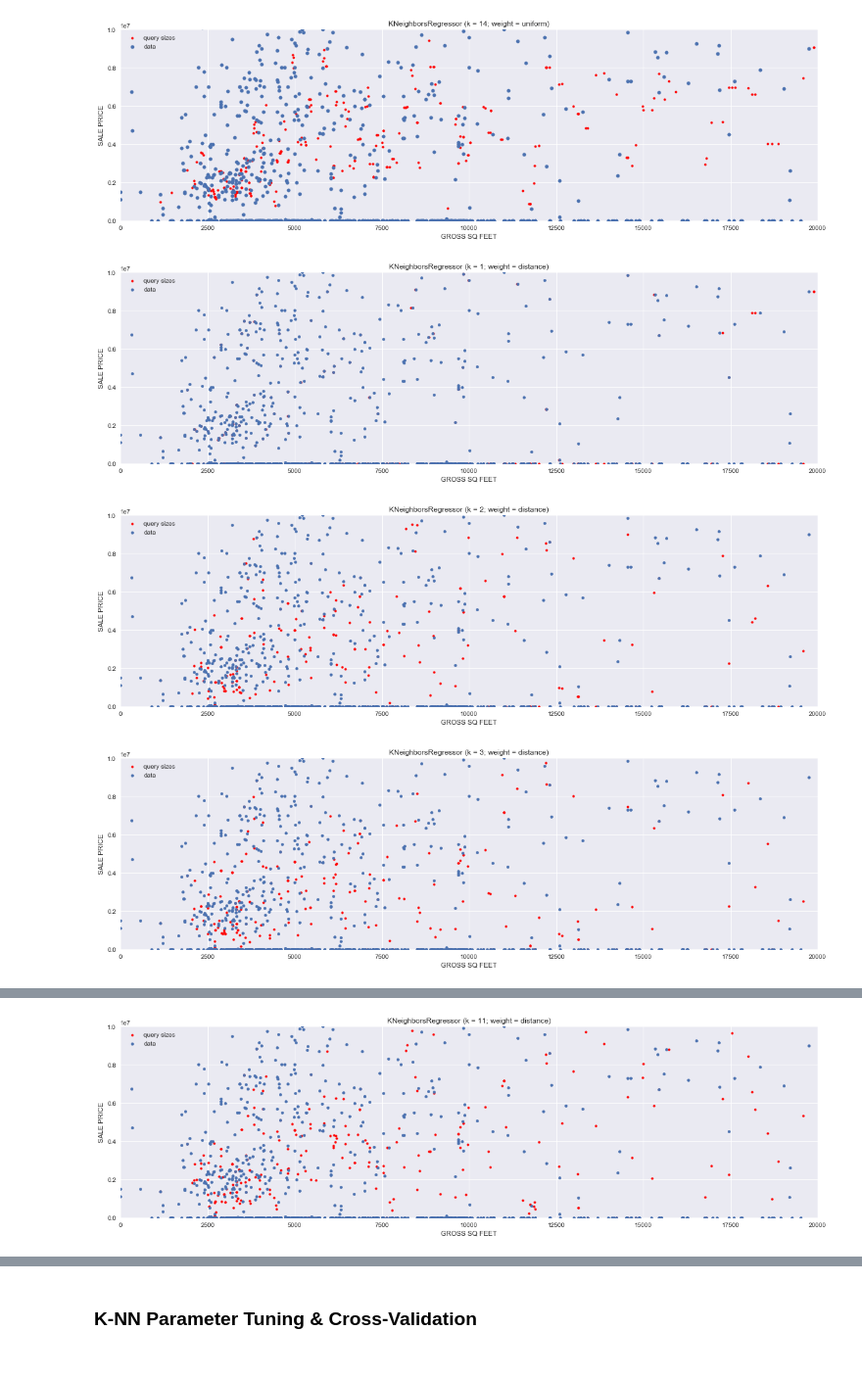
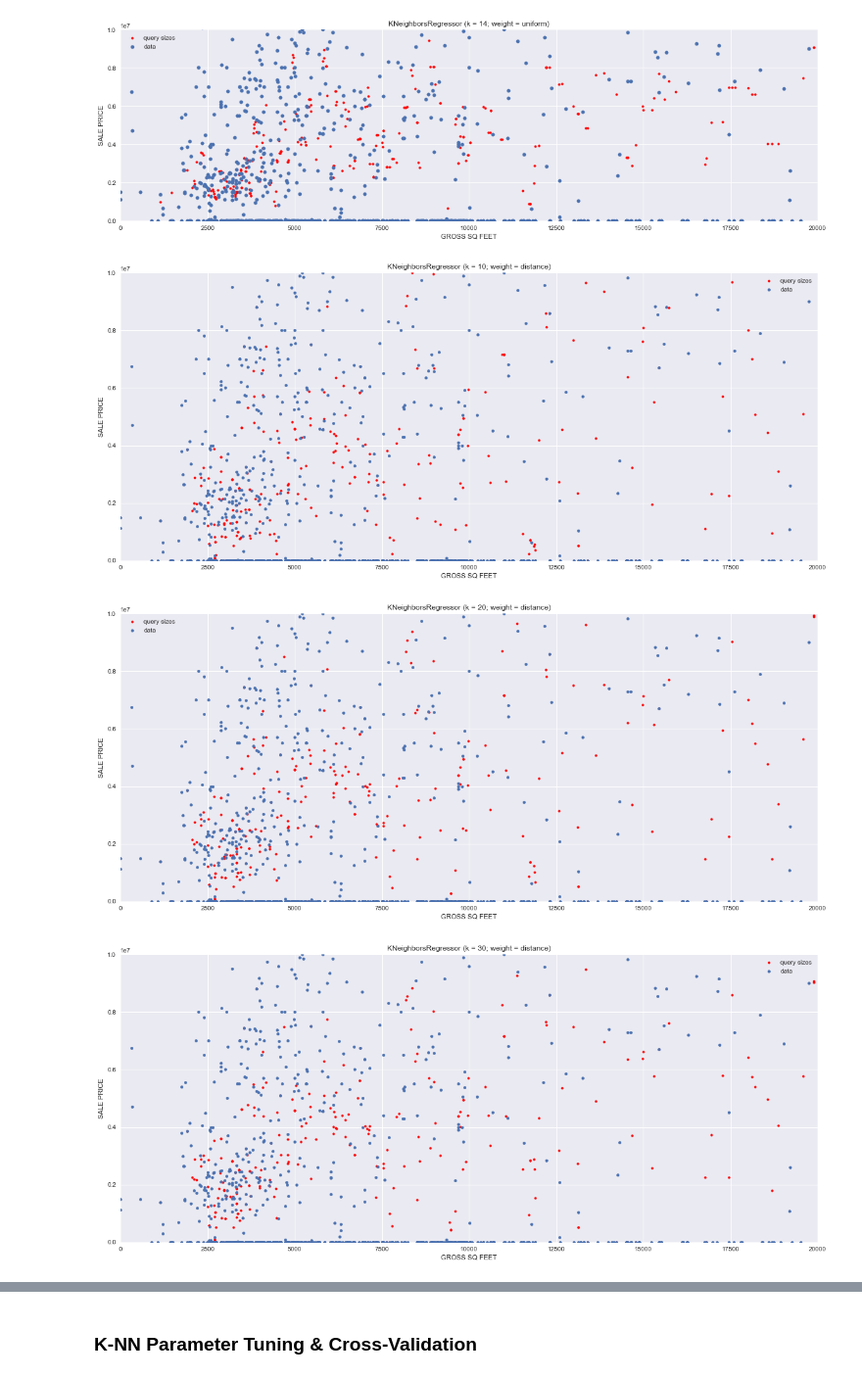
Before and after one commit to unchitta/f17-machine-learning-project, a Jupyter notebook: notebooks/05-manhattan-rolling-sales-exploratory-analysis.ipynb, the cells around one changed output, grey strips where cells are left out. Shown at 98% size. Cells and saved outputs as stored; diff of their text form; code cells hidden in the pictures.

```diff
--- a/notebooks/05-manhattan-rolling-sales-exploratory-analysis.ipynb
+++ b/notebooks/05-manhattan-rolling-sales-exploratory-analysis.ipynb
@@ -210,28 +210,29 @@ plt.show()
 [figure]
 [figure]
 # %%
-for n in range(1,15):
+plot_no = 0
+for n in range(10,101,10):
 
     knn = KNeighborsRegressor(n_neighbors=n, weights='distance') # default neighbor = 1; default weight = uniform
     knn.fit(X_train.values.reshape(-1,1), y_train)
 
     y_preds = knn.predict(X_test.values.reshape(-1,1))
 
     plt.figure(figsize=(20, 100))
-    plt.subplot(15, 1, n)
+    plt.subplot(10, 1, plot_no+1)
     plt.ylim([0,10000000])
     plt.xlim([0,20000])
     plt.scatter(X_test,y_preds, label='query sizes', marker='.', c='r',s=50)
     plt.scatter(X_train,y_train, label='data', s=20)
     #plt.plot(X_test,y_preds, label='predicted prices', c='y')
     plt.xlabel('GROSS SQ FEET')
     plt.ylabel('SALE PRICE')
     #plt.axis('tight')
     plt.legend()
     plt.title("KNeighborsRegressor (k = %i; weight = distance)" % (n))
 
 plt.show()
 # %% [output]
-[figure, old version]
+[figure, new version]
-[figure, old version]
+[figure, new version]
-[figure, old version]
+[figure, new version]
@@ -245 +245,0 @@ plt.show()
-[figure, removed]
```
Also changed, not shown: parts of 1 cell of this notebook.
